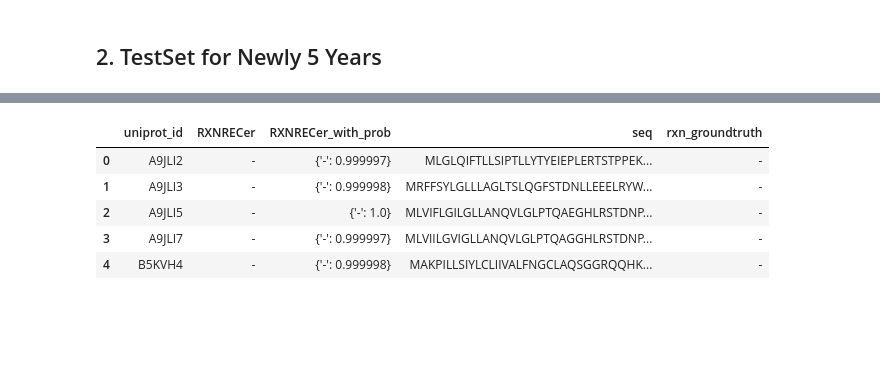
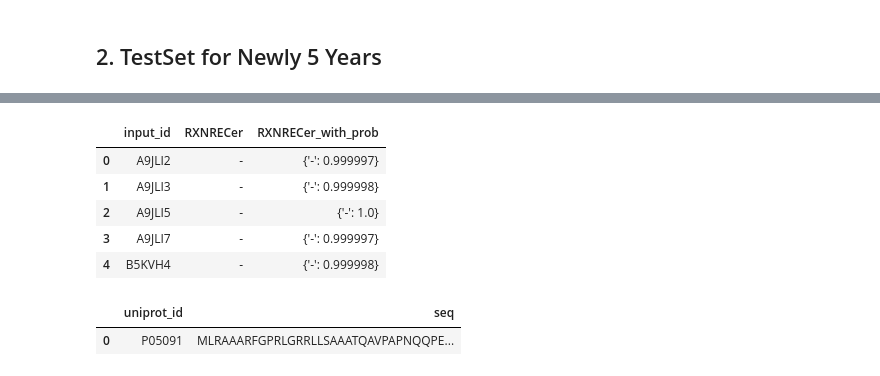
Before and after one commit to kingstdio/RXNRECer, a Jupyter notebook: case/2018later/RXNRECer4Case.ipynb, the cells around one changed output, grey strips where cells are left out. Cells and saved outputs as stored; diff of their text form; code cells hidden in the pictures; blank space fills up the shorter version.

```diff
--- a/case/2018later/RXNRECer4Case.ipynb
+++ b/case/2018later/RXNRECer4Case.ipynb
@@ -40,16 +44,17 @@ ds_test.head(3)
 | 2 | A9JLI5 | MLVIFLGILGLLANQVLGLPTQAEGHLRSTDNP... | - | - | 0 | 0 | False | [0, 0, 0, 0, 0, 0, 0, 0, 0, 0, 0,... |
 # %%
 if FIRST_TIME_RUN:
+    #RXNRECER-S2
     res_ecrecer = production.step_by_step_prediction(input_data=ds_test[['uniprot_id', 'seq']], Ensemble=True)
-    res_ecrecer.to_pickle(cfg.FILE_CASE_RESULTS_RXNRECER_REACTION)
+    res_ecrecer.to_pickle('./res/res_rxnrecer_2025_06_23.pkl')
 else:
     res_ecrecer = pd.read_pickle(f'{cfg.FILE_CASE_RESULTS_RXNRECER_REACTION}')
 
 res_ecrecer.head(5)
 # %% [output]
-|  | uniprot_id | RXNRECer | RXNRECer_with_prob | seq | rxn_groundtruth |
-| 0 | A9JLI2 | - | {'-': 0.999997} | MLGLQIFTLLSIPTLLYTYEIEPLERTSTPPEK... | - |
-| 1 | A9JLI3 | - | {'-': 0.999998} | MRFFSYLGLLLAGLTSLQGFSTDNLLEEELRYW... | - |
-| 2 | A9JLI5 | - | {'-': 1.0} | MLVIFLGILGLLANQVLGLPTQAEGHLRSTDNP... | - |
-| 3 | A9JLI7 | - | {'-': 0.999997} | MLVIILGVIGLLANQVLGLPTQAGGHLRSTDNP... | - |
-| 4 | B5KVH4 | - | {'-': 0.999998} | MAKPILLSIYLCLIIVALFNGCLAQSGGRQQHK... | - |
+|  | input_id | RXNRECer | RXNRECer_with_prob |
+| 0 | A9JLI2 | - | {'-': 0.999997} |
+| 1 | A9JLI3 | - | {'-': 0.999998} |
+| 2 | A9JLI5 | - | {'-': 1.0} |
+| 3 | A9JLI7 | - | {'-': 0.999997} |
+| 4 | B5KVH4 | - | {'-': 0.999998} |
@@ -55,0 +67,5 @@ res_ecrecer.head(5)
+# %%
+pd.DataFrame.from_dict(single_case, orient='index').T
+# %% [output]
+|  | uniprot_id | seq |
+| 0 | P05091 | MLRAAARFGPRLGRRLLSAAATQAVPAPNQQPE... |
```
Also changed, not shown: parts of 19 cells of this notebook, 22 other files.
